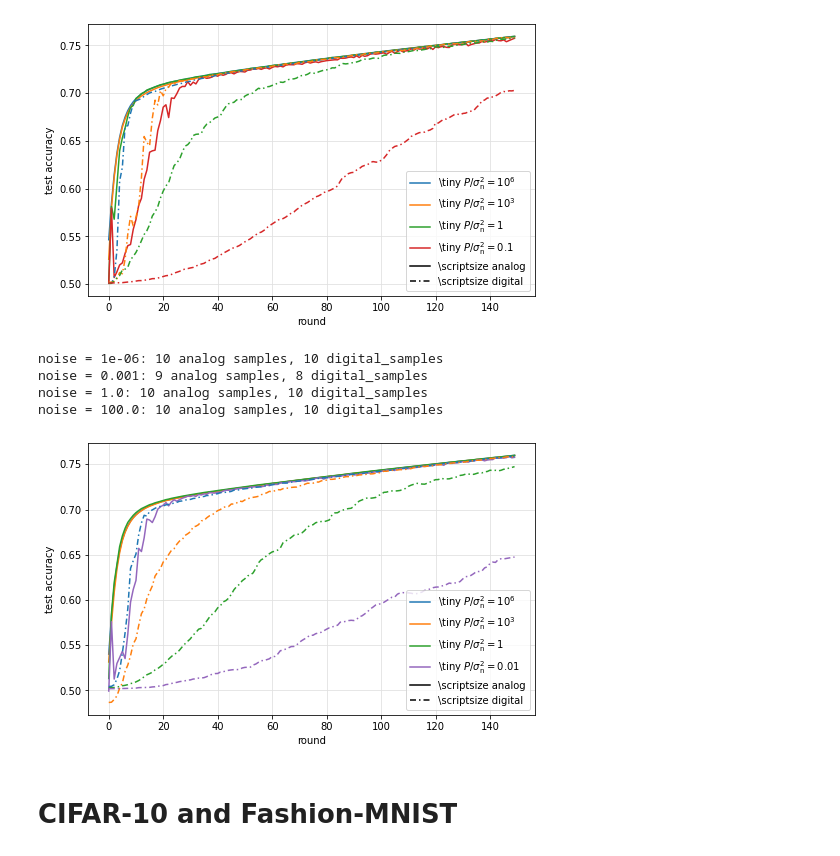
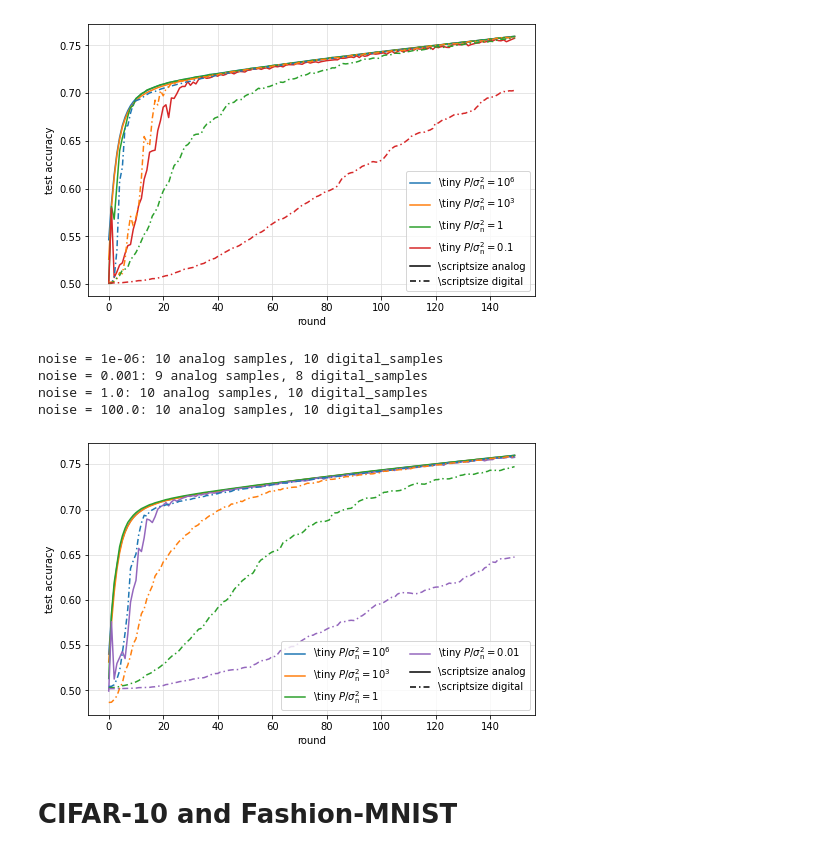
Before and after one commit to czlee/kyanite, a Jupyter notebook: tikz-plots.ipynb, the cells around one changed output. Drawn from its saved outputs; the diff is of its cells as text; code cells hidden in the pictures.

Commit message:
Break legend into two columns in one plot

```diff
--- a/tikz-plots.ipynb
+++ b/tikz-plots.ipynb
@@ -113,21 +113,21 @@ noise = 10.0: 11 analog samples, 11 digital_samples
 # %%
 all_specs = get_comparison_specs(20, 'deltas', 'read-zero', [1e-6, 1e-3, 1, 100])
 plot_comparison('accuracy', analog_path, digital_path, *all_specs)
 modify_for_tikz()
 
 # extra hack: make the noise=100 line a different color, so colors match in all four plots
 ax = plt.gca()
 ax.get_children()[3].set_color('C4')
 ax.get_children()[7].set_color('C4')
-ax.legend()
+ax.legend(ncol=2)
 
 tikzplotlib.save(figures_dir / "epsilon-n20.tikz")
 # %% [output]
 noise = 1e-06: 10 analog samples, 10 digital_samples
 noise = 0.001: 9 analog samples, 8 digital_samples
 noise = 1.0: 10 analog samples, 10 digital_samples
 noise = 100.0: 10 analog samples, 10 digital_samples
-[figure, old version]
+[figure, new version]
 # %% [markdown]
 # CIFAR-10 and Fashion-MNIST
 # %%
```
